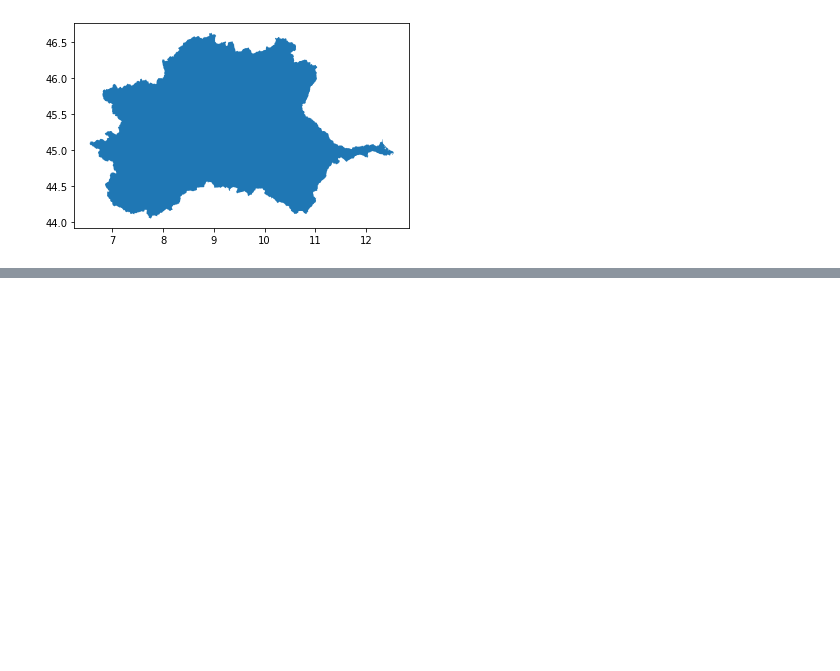
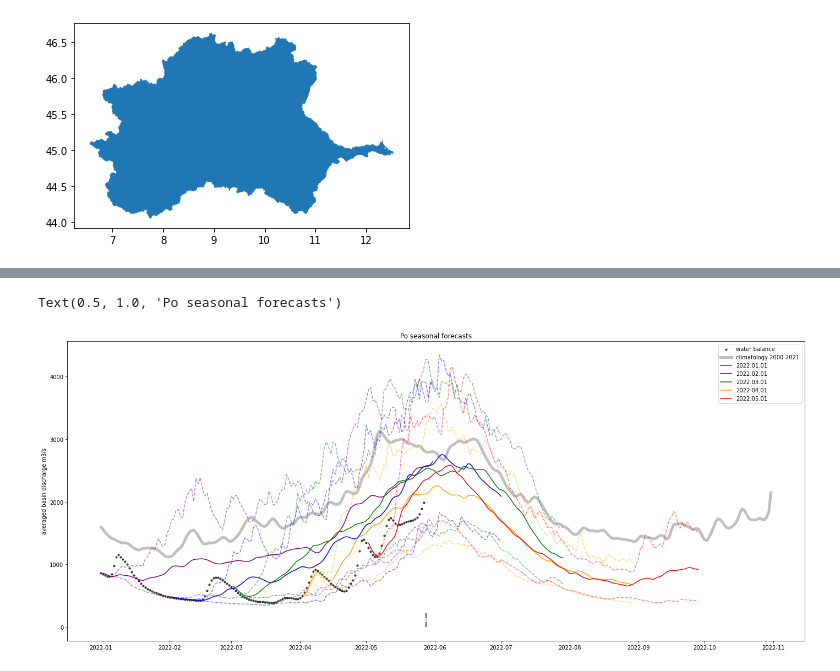
Before and after one commit to iacopoff/climetlab-cems-flood, a Jupyter notebook: docs/source/examples/glofas-seasonal.ipynb, the cells around one changed output, grey strips where cells are left out. Drawn from its saved outputs; the diff is of its cells as text; code cells hidden in the pictures; blank space fills up the shorter version.

```diff
--- a/docs/source/examples/glofas-seasonal.ipynb
+++ b/docs/source/examples/glofas-seasonal.ipynb
@@ -122,0 +112,6 @@ Text(0.5, 1.0, 'Po seasonal forecasts')
+# %%
+seas = seas.sel(lat=ps[0],lon=ps[1],method="nearest")
+# %%
+cmean = cmean.sel(latitude=ps[0],longitude=ps[1],method="nearest")
+# %%
+wb = wb.sel(latitude=ps[0],longitude=ps[1],method="nearest")
@@ -122,0 +122,18 @@ Text(0.5, 1.0, 'Po seasonal forecasts')
+# %%
+plt.figure(figsize=(24,10))
+plt.scatter(wb.time.values,wb.dis24.values.T,color="black",s=10, label="water balance", alpha=0.7)
+plt.plot(cmean.time.values,cmean.dis24.values.T, linewidth=5, color="grey",label = "climatology 2000-2021", alpha=0.5)
+for i,c in enumerate(["purple","blue","green","orange","red"]):
+    t = seas.dis24.forecast_reference_time[i].values
+    t = pd.to_datetime(t).strftime('%Y.%m.%d')
+    m = seas.dis24.isel(forecast_reference_time=i,drop=True)
+    #m = d.mean(["lat","lon"])
+    plt.plot(m.time.values, m.mean("realization").values.T,color=c, label=t)
+    plt.plot(m.time.values, m.quantile((0.1,0.9),"realization").values.T,color=c, linestyle="--", alpha=0.5)
+plt.vlines(x=datetime.datetime(2022,5,28),ymin=0,ymax=250,linestyle="-.", color="black")
+plt.legend()
+plt.ylabel("averaged basin discharge m3/s")
+plt.title("Po seasonal forecasts")
+# %% [output]
+Text(0.5, 1.0, 'Po seasonal forecasts')
+[figure, added]
```
Also changed, not shown: parts of 15 cells of this notebook, 3 other files.
